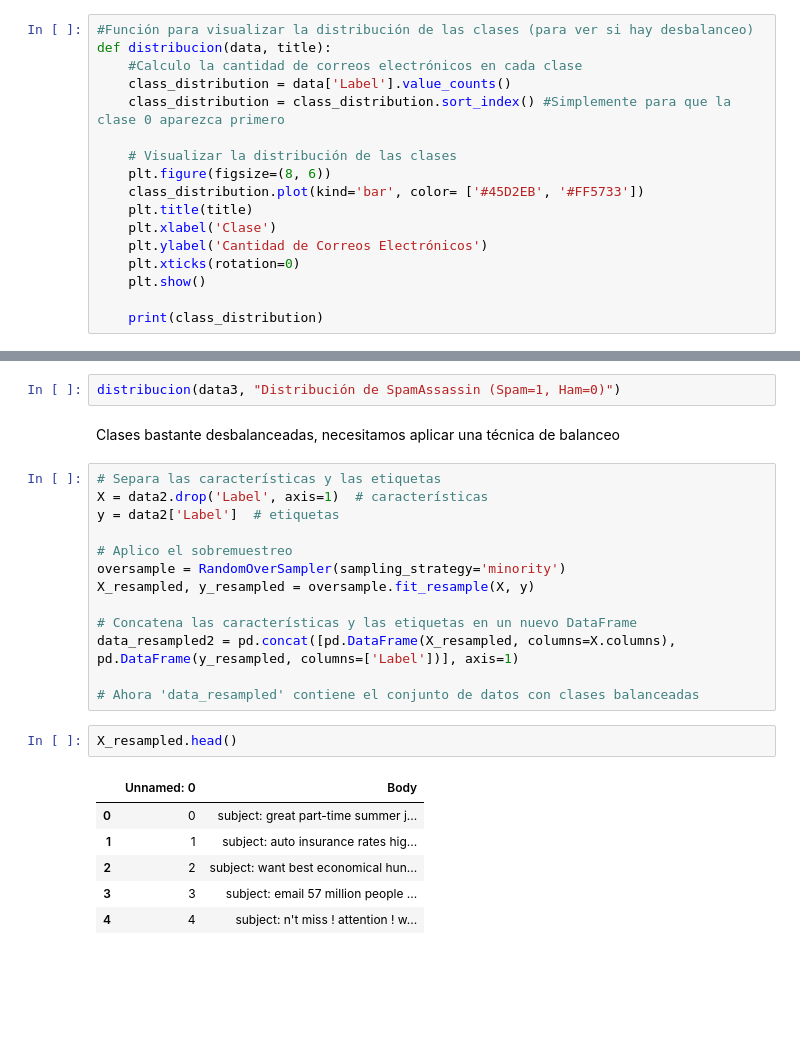
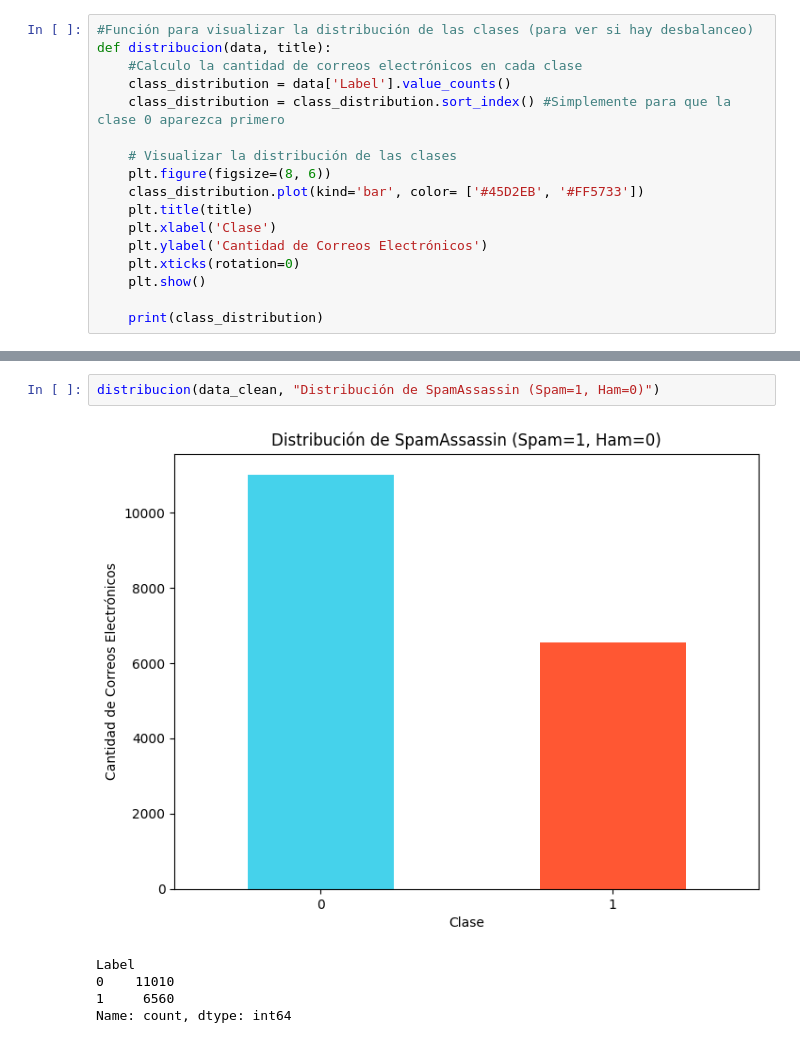
Before and after one commit to monicacg1111/TFG, a Jupyter notebook: Visualizacion.ipynb, the cells around one changed output, grey strips where cells are left out. Drawn from its saved outputs; the diff is of its cells as text; blank space fills up the shorter version.

```diff
--- a/Visualizacion.ipynb
+++ b/Visualizacion.ipynb
@@ -107,27 +363,9 @@ Label
 Name: count, dtype: int64
 # %%
-distribucion(data3, "Distribución de SpamAssassin (Spam=1, Ham=0)")
+distribucion(data_clean, "Distribución de SpamAssassin (Spam=1, Ham=0)")
+# %% [output]
+[figure, added]
+Label
+0    11010
+1     6560
+Name: count, dtype: int64
-# %% [markdown]
-Clases bastante desbalanceadas, necesitamos aplicar una técnica de balanceo
-# %%
-# Separa las características y las etiquetas
-X = data2.drop('Label', axis=1)  # características
-y = data2['Label']  # etiquetas
-
-# Aplico el sobremuestreo
-oversample = RandomOverSampler(sampling_strategy='minority')
-X_resampled, y_resampled = oversample.fit_resample(X, y)
-
-# Concatena las características y las etiquetas en un nuevo DataFrame
-data_resampled2 = pd.concat([pd.DataFrame(X_resampled, columns=X.columns), pd.DataFrame(y_resampled, columns=['Label'])], axis=1)
-
-# Ahora 'data_resampled' contiene el conjunto de datos con clases balanceadas
-# %%
-X_resampled.head()
-# %% [output]
-|  | Unnamed: 0 | Body |
-| 0 | 0 | subject: great part-time summer j... |
-| 1 | 1 | subject: auto insurance rates hig... |
-| 2 | 2 | subject: want best economical hun... |
-| 3 | 3 | subject: email 57 million people ... |
-| 4 | 4 | subject: n't miss ! attention ! w... |
```
Also changed, not shown: parts of 66 cells of this notebook, 1 other file.
